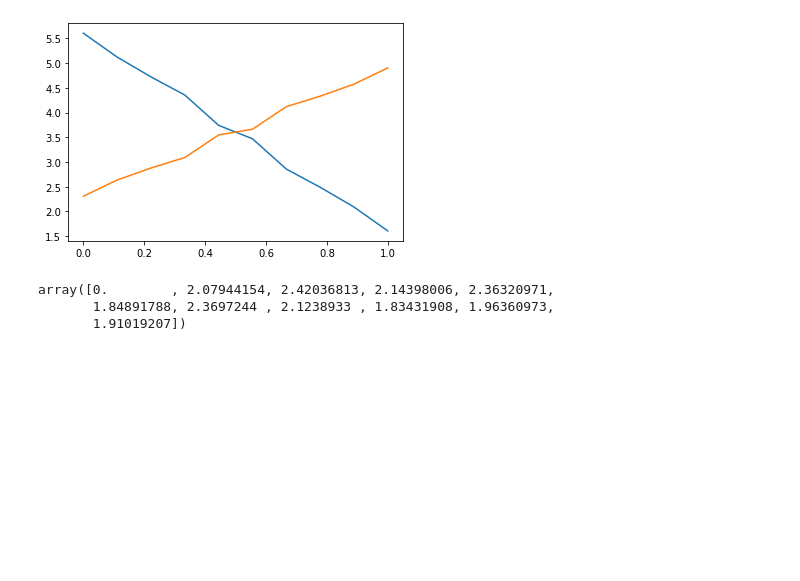
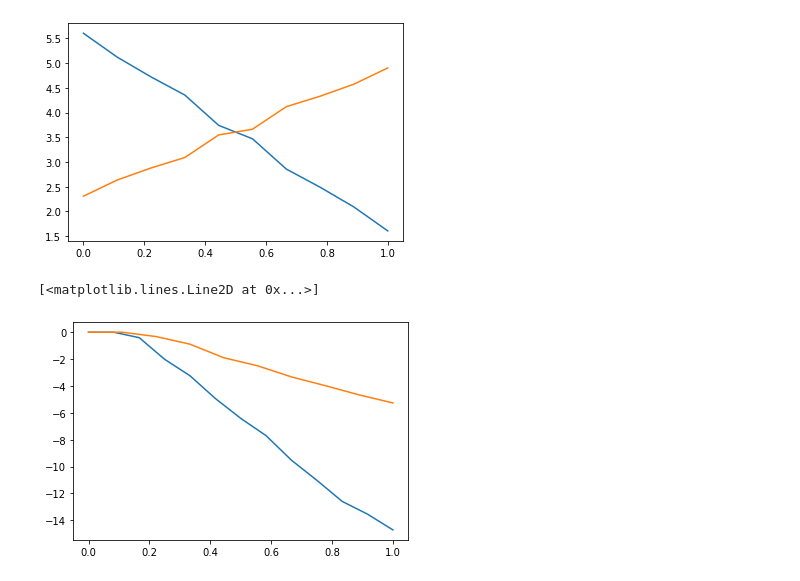
Before and after one commit to Tjerky/Sociophysics, a Jupyter notebook: Analysis.ipynb, the cells around one changed output. Saved outputs shown, nothing was run; the diff lists cells and outputs as text; code cells hidden in the pictures; blank space fills up the shorter version.

```diff
--- a/Analysis.ipynb
+++ b/Analysis.ipynb
@@ -142,9 +132,9 @@ plt.plot(tr2 - np.array(fn).flatten())
 # %% [output]
 [<matplotlib.lines.Line2D at 0x...>]
 [figure]
-# %%
-np.convolve(tr1, np.array([-1,1]))[1:-1]
-# %% [output]
-array([0.        , 2.07944154, 2.42036813, 2.14398006, 2.36320971,
-       1.84891788, 2.3697244 , 2.1238933 , 1.83431908, 1.96360973,
-       1.91019207])
+# %%
+plt.plot(fn1)
+plt.plot(fn2)
+# %% [output]
+[<matplotlib.lines.Line2D at 0x...>]
+[figure, added]
```
Also changed, not shown: parts of 4 cells of this notebook, 5 other files.
